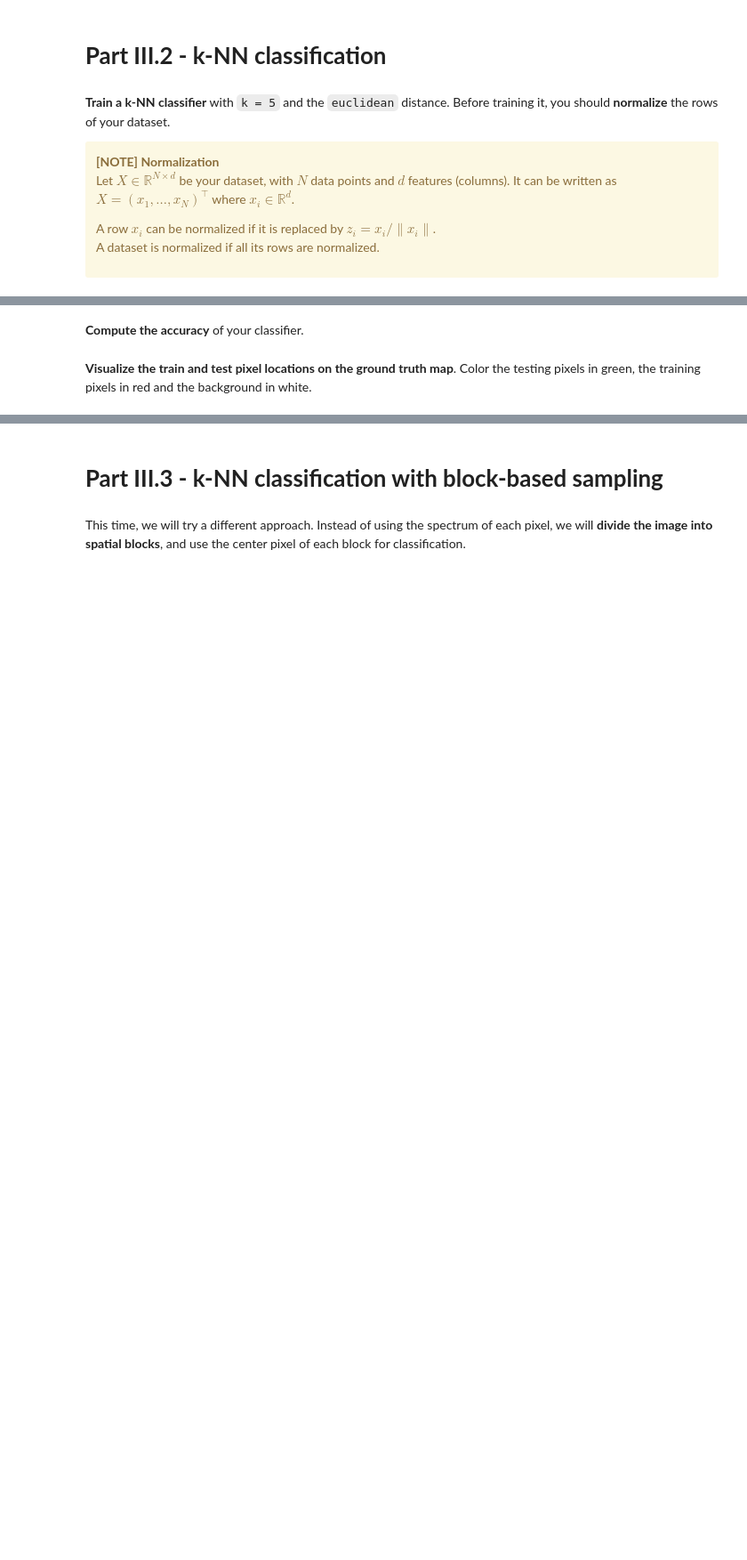
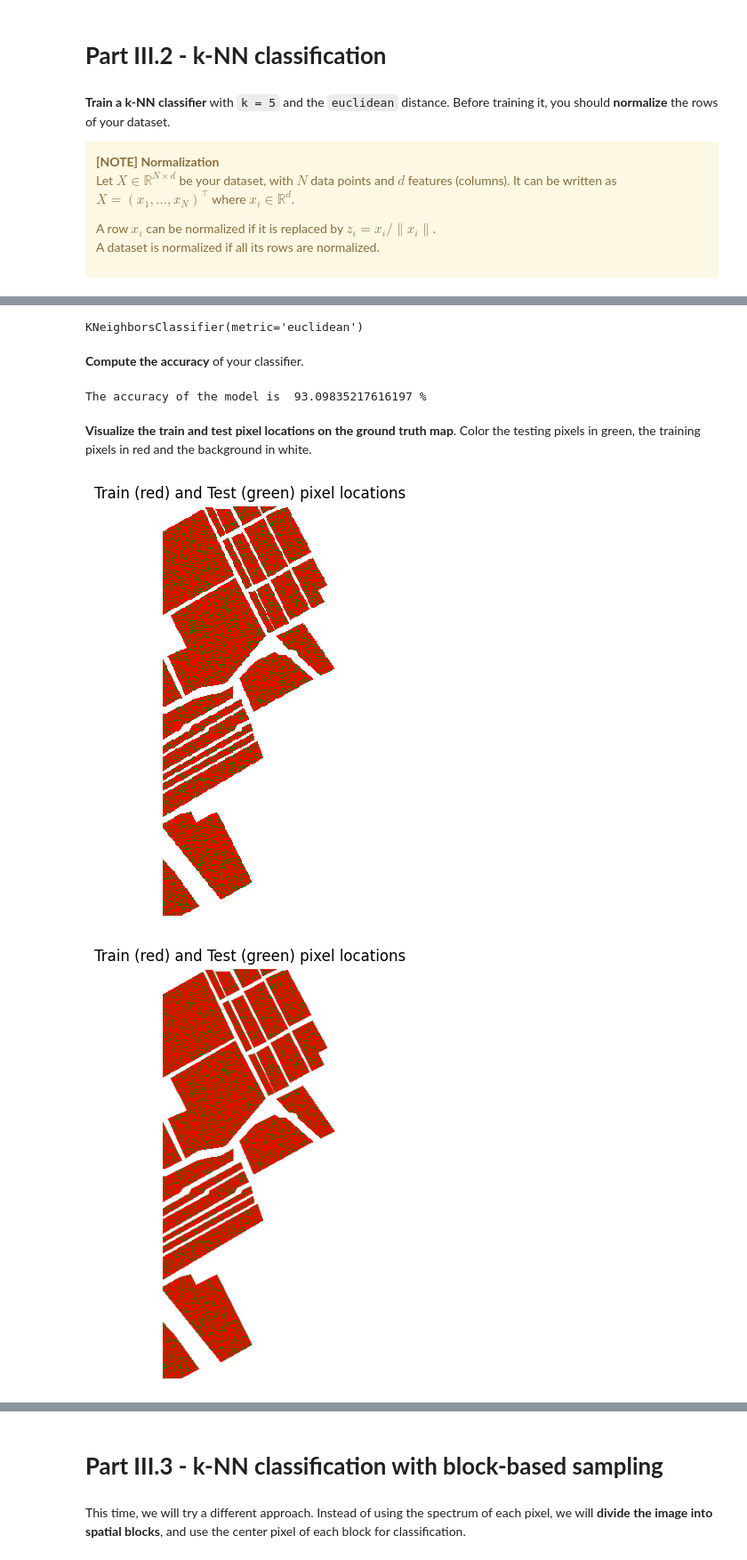
Before and after one commit to Johnny-prog270/Hackaton, a Jupyter notebook: hackathon_etudiant.ipynb, the cells around one changed output, grey strips where cells are left out. Shown at 89% size. Drawn from its saved outputs; the diff is of its cells as text; code cells hidden in the pictures; blank space fills up the shorter version.

```diff
--- a/hackathon_etudiant.ipynb
+++ b/hackathon_etudiant.ipynb
@@ -661,18 +705,53 @@ In this example, when using the Euclidean distance, why is normalization importa
 </div>
 # %%
 # TO DO: normalize the rows of your dataset, and train a k-NN classifier on the training set
-...
+X_train_normalized = normalize(X_train, norm='l2')
+X_test_normalized = normalize(X_test, norm='l2')
+
+clf = KNeighborsClassifier(n_neighbors=5, metric='euclidean')
+clf.fit(X_train_normalized, y_train)
+# %% [output]
+KNeighborsClassifier(metric='euclidean')
 # %% [markdown]
 **Compute the accuracy** of your classifier.
 # %%
 # TO DO: compute the accuracy of the classifier
-accuracy = ...
-print("The accuracy of the model is ", accuracy, "%")
+y_pred = clf.predict(X_test_normalized)
+accuracy = accuracy_score(y_test, y_pred)
+print("The accuracy of the model is ", accuracy*100, "%")
+# %% [output]
+The accuracy of the model is  93.09835217616197 %
 # %% [markdown]
 **Visualize the train and test pixel locations on the ground truth map**. Color the testing pixels in green, the training pixels in red and the background in white.
 # %%
-# TO DO: visualize the train/test pixel coordinates
-...
+# 0 = background (white), 1 = train (red), 2 = test (green)
+vis_flat = np.zeros(H * W, dtype=np.uint8)
+
+# Map back from reduced index space to original flat pixel indices
+train_flat_indices = labeled_flat_indices[idx_train]
+test_flat_indices  = labeled_flat_indices[idx_test]
+
+vis_flat[train_flat_indices] = 1
+vis_flat[test_flat_indices]  = 2
+
+vis_map = vis_flat.reshape(H, W)
+
+cmap = mcolors.ListedColormap(['white', 'red', 'green'])
+
+plt.figure(figsize=(6, 6))
+plt.imshow(vis_map, cmap=cmap, interpolation='nearest')
+plt.title('Train (red) and Test (green) pixel locations')
+plt.axis('off')
+plt.show()
+
+plt.figure(figsize=(6, 6))
+plt.imshow(vis_map, cmap=cmap)
+plt.title('Train (red) and Test (green) pixel locations')
+plt.axis('off')
+plt.show()
+# %% [output]
+[figure, added]
+[figure, added]
 # %% [markdown]
 <div class="alert alert-info">
 <b>[QUESTION 9] Distribution of the training and testing</b>  <br>
```
Also changed, not shown: parts of 11 cells of this notebook.
